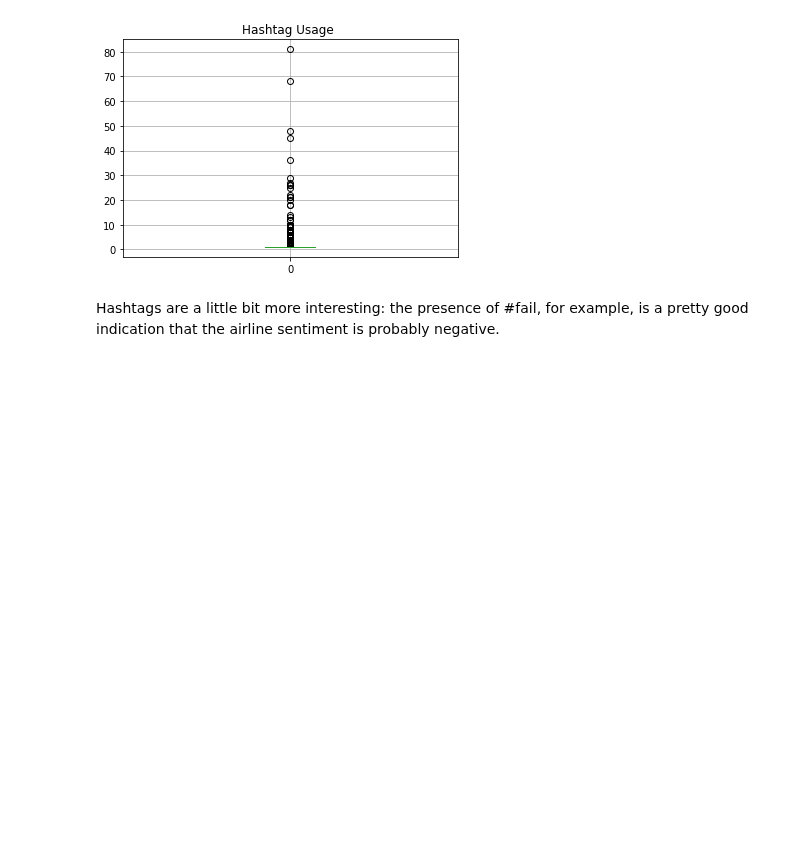
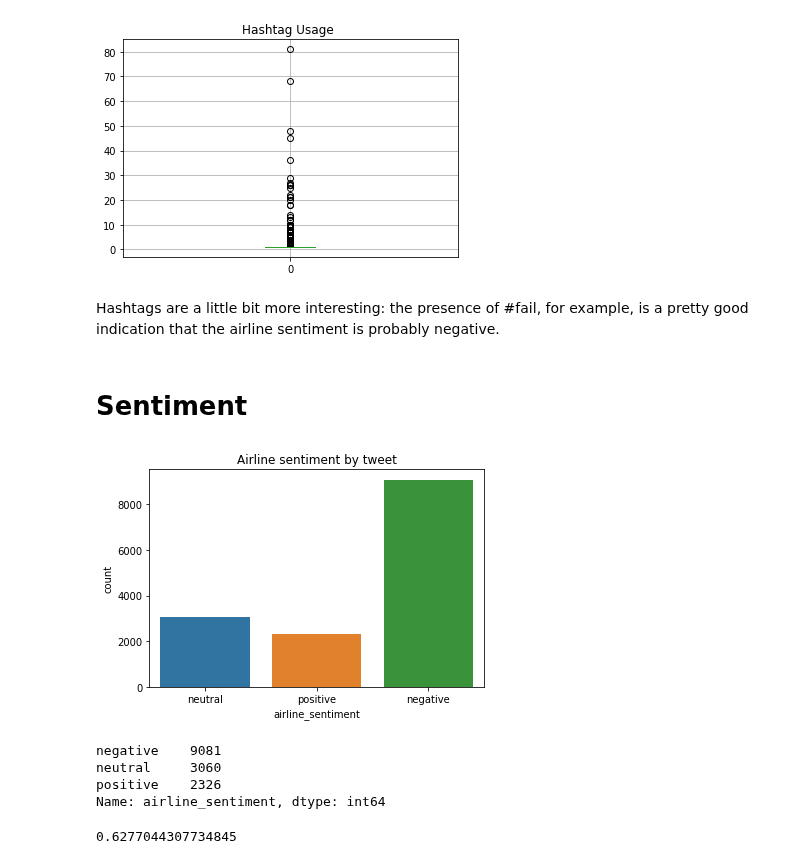
Before and after one commit to ryatchak/springboard, a Jupyter notebook: capstone2_nlp/data_story.ipynb, the cells around one changed output. Cells and saved outputs as stored; diff of their text form; code cells hidden in the pictures; blank space fills up the shorter version.

Commit message:
Add plot to data_story, upload milestone report

```diff
--- a/capstone2_nlp/data_story.ipynb
+++ b/capstone2_nlp/data_story.ipynb
@@ -241,3 +241,21 @@ _ = plt.title('Hashtag Usage ')
 [figure]
 # %% [markdown]
 Hashtags are a little bit more interesting: the presence of #fail, for example, is a pretty good indication that the airline sentiment is probably negative.
+# %% [markdown]
+# Sentiment
+# %%
+_ = sns.countplot(tweets.airline_sentiment)
+_ = plt.title('Airline sentiment by tweet')
+# %% [output]
+[figure, added]
+# %%
+tweets.airline_sentiment.value_counts()
+# %% [output]
+negative    9081
+neutral     3060
+positive    2326
+Name: airline_sentiment, dtype: int64
+# %%
+9081/tweets.shape[0]
+# %% [output]
+0.6277044307734845
```
Also changed, not shown: 1 other file.
